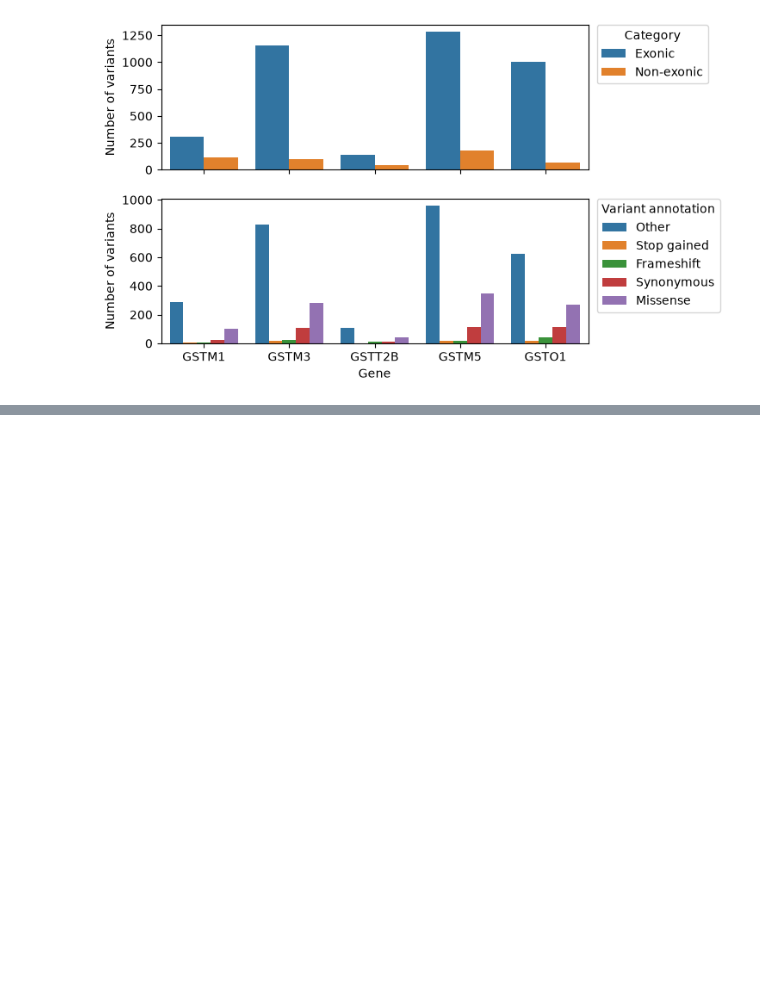
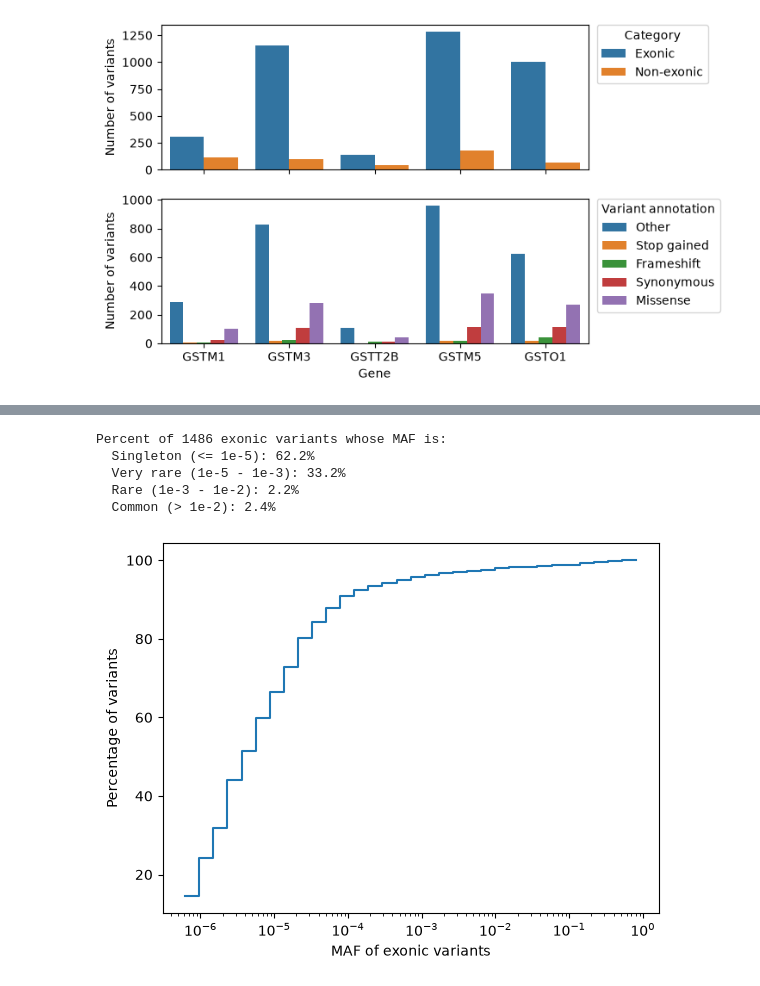
Before and after one commit to otodreas/GST-KI, a Jupyter notebook: main.ipynb, the cells around one changed output, grey strips where cells are left out. Saved outputs shown, nothing was run; the diff lists cells and outputs as text; code cells hidden in the pictures; blank space fills up the shorter version.

```diff
--- a/main.ipynb
+++ b/main.ipynb
@@ -128,0 +135,54 @@ Generally, the exonic vs. non-exonic breakdown is similar to what it was for Gon
+# %%
+df_1d = (
+    full_data
+    .filter(
+        ~pl.col("Source").is_in(["gnomAD Exomes"])
+        & pl.col("CanonicalTranscript")
+    )
+    .select("Allele Frequency")
+    .rename({"Allele Frequency": "MAF of exonic variants"})
+)
+
+def get_bin_pct(
+    bounds: tuple[float, float],
+    df: pl.DataFrame = df_1d,
+    var: str = "MAF of exonic variants"
+) -> float:
+    lo, hi = bounds
+    n = df.filter((pl.col(var) > lo) & (pl.col(var) <= hi)).height
+    return 100 * n / df.height
+
+bins = {
+    "Singleton (<= 1e-5)": (0, 1e-5),
+    "Very rare (1e-5 - 1e-3)": (1e-5, 1e-3),
+    "Rare (1e-3 - 1e-2)": (1e-3, 1e-2),
+    "Common (> 1e-2)": (1e-2, 1),
+}
+
+print(f"Percent of {len(df_1d)} exonic variants in canonical transcripts whose MAF is:")
+for label, b in bins.items():
+    print(f"  {label}: {get_bin_pct(b):.1f}%")
+
+fig, ax = plt.subplots()
+
+sns.histplot(
+    data=df_1d.to_pandas(),
+    x="MAF of exonic variants",
+    cumulative=True,
+    log_scale=True,
+    element="step",
+    fill=False,
+    stat="percent",
+    ax=ax
+)
+
+ax.set_ylabel("Percentage of variants")
+
+plt.show()
+# %% [output]
+Percent of 1486 exonic variants whose MAF is:
+  Singleton (<= 1e-5): 62.2%
+  Very rare (1e-5 - 1e-3): 33.2%
+  Rare (1e-3 - 1e-2): 2.2%
+  Common (> 1e-2): 2.4%
+[figure, added]
```
Also changed, not shown: parts of 5 cells of this notebook.
